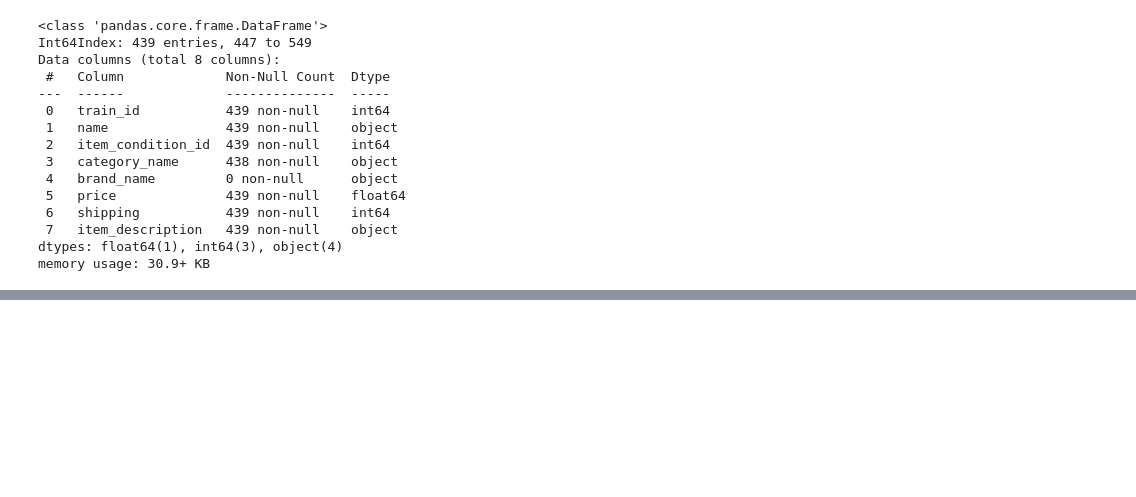
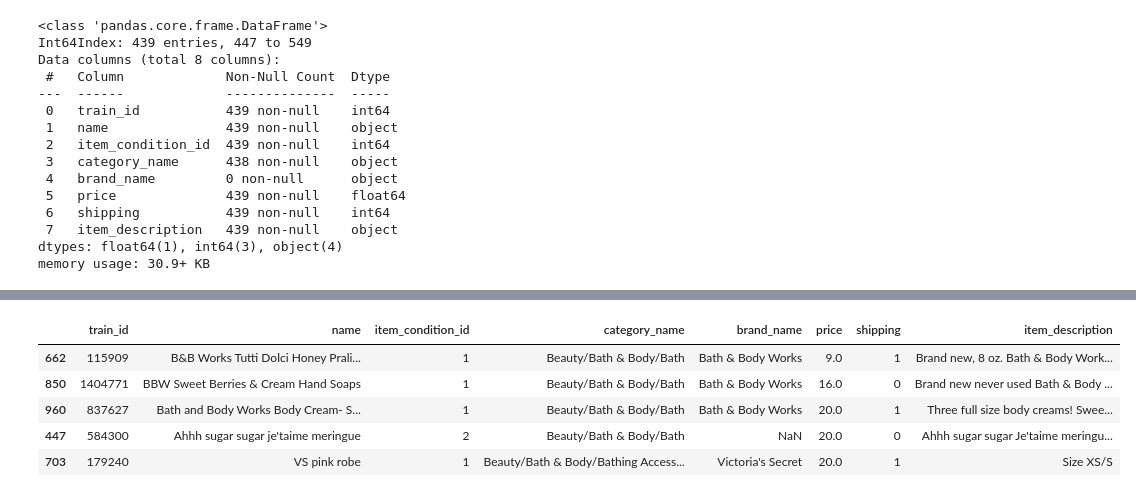
Before and after one commit to DSEI21000-S21/project-product-price-prediction, a Jupyter notebook: experiment/data_preprocess/handling the missing values.ipynb, the cells around one changed output, grey strips where cells are left out. Drawn from its saved outputs; the diff is of its cells as text; code cells hidden in the pictures; blank space fills up the shorter version.

```diff
--- a/experiment/data_preprocess/handling the missing values.ipynb
+++ b/experiment/data_preprocess/handling the missing values.ipynb
@@ -112,0 +154,9 @@ df[['category_name']].fillna
+# %%
+df.head()
+# %% [output]
+|  | train_id | name | item_condition_id | category_name | brand_name | price | shipping | item_description |
+| 662 | 115909 | B&B Works Tutti Dolci Honey Prali... | 1 | Beauty/Bath & Body/Bath | Bath & Body Works | 9.0 | 1 | Brand new, 8 oz. Bath & Body Work... |
+| 850 | 1404771 | BBW Sweet Berries & Cream Hand Soaps | 1 | Beauty/Bath & Body/Bath | Bath & Body Works | 16.0 | 0 | Brand new never used Bath & Body ... |
+| 960 | 837627 | Bath and Body Works Body Cream- S... | 1 | Beauty/Bath & Body/Bath | Bath & Body Works | 20.0 | 1 | Three full size body creams! Swee... |
+| 447 | 584300 | Ahhh sugar sugar je'taime meringue | 2 | Beauty/Bath & Body/Bath | NaN | 20.0 | 0 | Ahhh sugar sugar Je'taime meringu... |
+| 703 | 179240 | VS pink robe | 1 | Beauty/Bath & Body/Bathing Access... | Victoria's Secret | 20.0 | 1 | Size XS/S |
```
Also changed, not shown: parts of 18 cells of this notebook.
